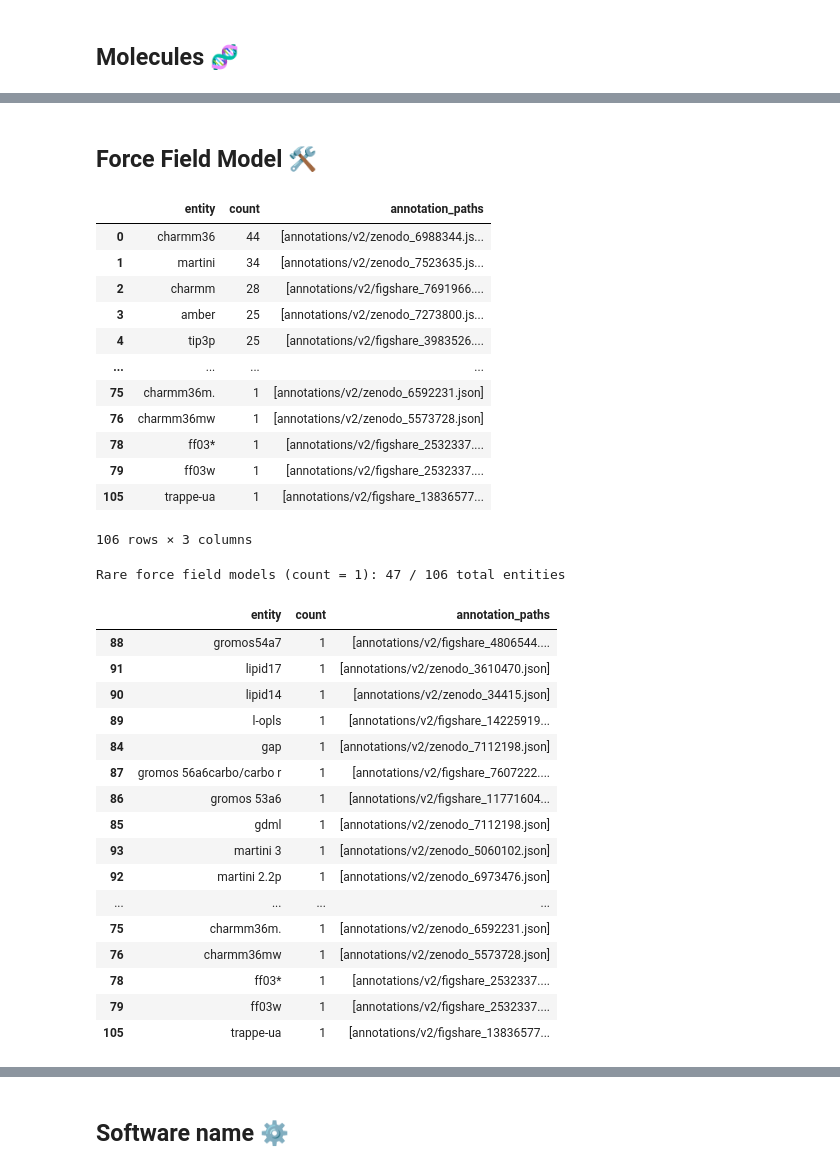
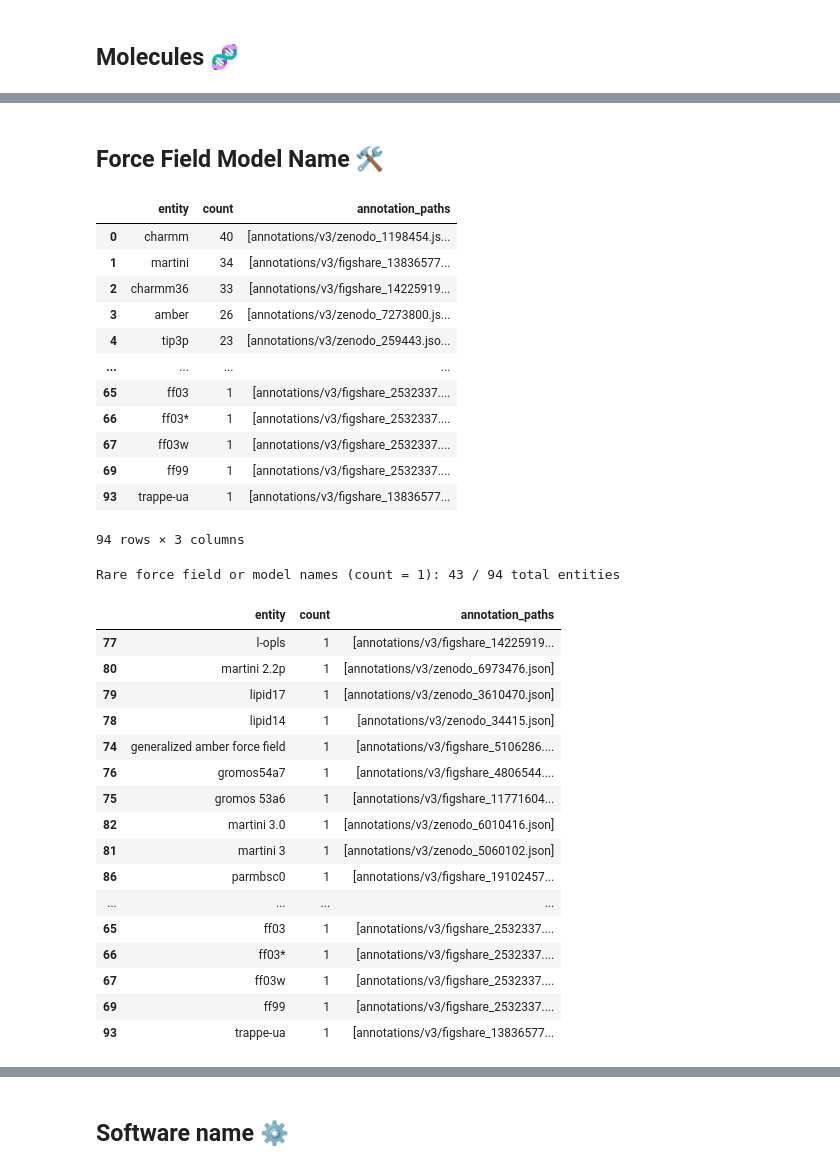
Before and after one commit to MDverse/mdner_llm, a Jupyter notebook: notebooks/qc_entity_inventory_explorer.ipynb, the cells around one changed output, grey strips where cells are left out. Cells and saved outputs as stored; diff of their text form; code cells hidden in the pictures.

```diff
--- a/notebooks/qc_entity_inventory_explorer.ipynb
+++ b/notebooks/qc_entity_inventory_explorer.ipynb
@@ -143,45 +143,45 @@ Rare molecules (count = 1): 599 / 1175 total entities
 # %% [markdown]
-## Force Field Model 🛠️
+## Force Field Model Name 🛠️
 # %%
-df = entity_data["FFM"].sort_values("count", ascending=False)
+df = entity_data["FFMNAME"].sort_values("count", ascending=False)
 df
 # %% [output]
 |  | entity | count | annotation_paths |
-| 0 | charmm36 | 44 | [annotations/v2/zenodo_6988344.js... |
-| 1 | martini | 34 | [annotations/v2/zenodo_7523635.js... |
-| 2 | charmm | 28 | [annotations/v2/figshare_7691966.... |
-| 3 | amber | 25 | [annotations/v2/zenodo_7273800.js... |
-| 4 | tip3p | 25 | [annotations/v2/figshare_3983526.... |
+| 0 | charmm | 40 | [annotations/v3/zenodo_1198454.js... |
+| 1 | martini | 34 | [annotations/v3/figshare_13836577... |
+| 2 | charmm36 | 33 | [annotations/v3/figshare_14225919... |
+| 3 | amber | 26 | [annotations/v3/zenodo_7273800.js... |
+| 4 | tip3p | 23 | [annotations/v3/zenodo_259443.jso... |
 | ... | ... | ... | ... |
-| 75 | charmm36m. | 1 | [annotations/v2/zenodo_6592231.json] |
-| 76 | charmm36mw | 1 | [annotations/v2/zenodo_5573728.json] |
-| 78 | ff03* | 1 | [annotations/v2/figshare_2532337.... |
-| 79 | ff03w | 1 | [annotations/v2/figshare_2532337.... |
-| 105 | trappe-ua | 1 | [annotations/v2/figshare_13836577... |
+| 65 | ff03 | 1 | [annotations/v3/figshare_2532337.... |
+| 66 | ff03* | 1 | [annotations/v3/figshare_2532337.... |
+| 67 | ff03w | 1 | [annotations/v3/figshare_2532337.... |
+| 69 | ff99 | 1 | [annotations/v3/figshare_2532337.... |
+| 93 | trappe-ua | 1 | [annotations/v3/figshare_13836577... |
-106 rows × 3 columns
+94 rows × 3 columns
 # %%
 total_entities = len(df)
 rare_df = df[df["count"] == 1]
 num_rare = len(rare_df)
 
-print(f"Rare force field models (count = 1): {num_rare} / {total_entities} total entities")
+print(f"Rare force field or model names (count = 1): {num_rare} / {total_entities} total entities")
 rare_df
 # %% [output]
-Rare force field models (count = 1): 47 / 106 total entities
+Rare force field or model names (count = 1): 43 / 94 total entities
 |  | entity | count | annotation_paths |
-| 88 | gromos54a7 | 1 | [annotations/v2/figshare_4806544.... |
-| 91 | lipid17 | 1 | [annotations/v2/zenodo_3610470.json] |
-| 90 | lipid14 | 1 | [annotations/v2/zenodo_34415.json] |
-| 89 | l-opls | 1 | [annotations/v2/figshare_14225919... |
-| 84 | gap | 1 | [annotations/v2/zenodo_7112198.json] |
-| 87 | gromos 56a6carbo/carbo r | 1 | [annotations/v2/figshare_7607222.... |
-| 86 | gromos 53a6 | 1 | [annotations/v2/figshare_11771604... |
-| 85 | gdml | 1 | [annotations/v2/zenodo_7112198.json] |
-| 93 | martini 3 | 1 | [annotations/v2/zenodo_5060102.json] |
-| 92 | martini 2.2p | 1 | [annotations/v2/zenodo_6973476.json] |
+| 77 | l-opls | 1 | [annotations/v3/figshare_14225919... |
+| 80 | martini 2.2p | 1 | [annotations/v3/zenodo_6973476.json] |
+| 79 | lipid17 | 1 | [annotations/v3/zenodo_3610470.json] |
+| 78 | lipid14 | 1 | [annotations/v3/zenodo_34415.json] |
+| 74 | generalized amber force field | 1 | [annotations/v3/figshare_5106286.... |
+| 76 | gromos54a7 | 1 | [annotations/v3/figshare_4806544.... |
+| 75 | gromos 53a6 | 1 | [annotations/v3/figshare_11771604... |
+| 82 | martini 3.0 | 1 | [annotations/v3/zenodo_6010416.json] |
+| 81 | martini 3 | 1 | [annotations/v3/zenodo_5060102.json] |
+| 86 | parmbsc0 | 1 | [annotations/v3/figshare_19102457... |
 | ... | ... | ... | ... |
-| 75 | charmm36m. | 1 | [annotations/v2/zenodo_6592231.json] |
-| 76 | charmm36mw | 1 | [annotations/v2/zenodo_5573728.json] |
-| 78 | ff03* | 1 | [annotations/v2/figshare_2532337.... |
-| 79 | ff03w | 1 | [annotations/v2/figshare_2532337.... |
-| 105 | trappe-ua | 1 | [annotations/v2/figshare_13836577... |
+| 65 | ff03 | 1 | [annotations/v3/figshare_2532337.... |
+| 66 | ff03* | 1 | [annotations/v3/figshare_2532337.... |
+| 67 | ff03w | 1 | [annotations/v3/figshare_2532337.... |
+| 69 | ff99 | 1 | [annotations/v3/figshare_2532337.... |
+| 93 | trappe-ua | 1 | [annotations/v3/figshare_13836577... |
```
Also changed, not shown: parts of 16 cells of this notebook, 7 other files.
